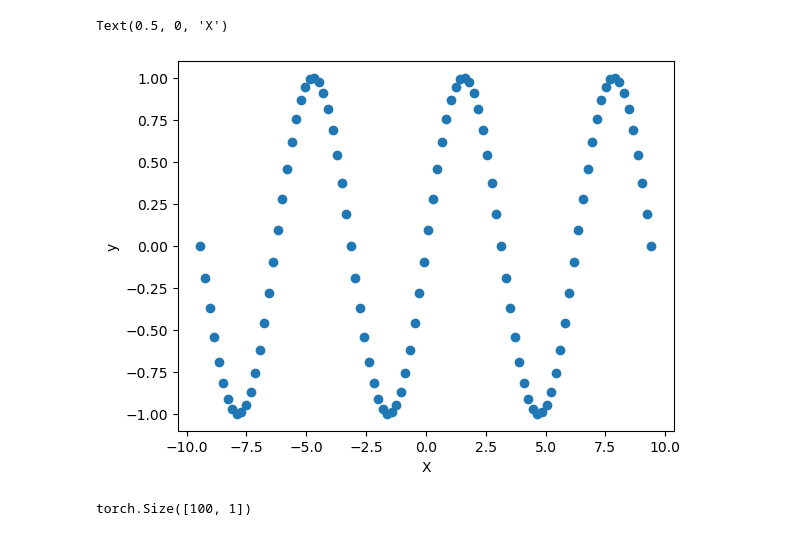
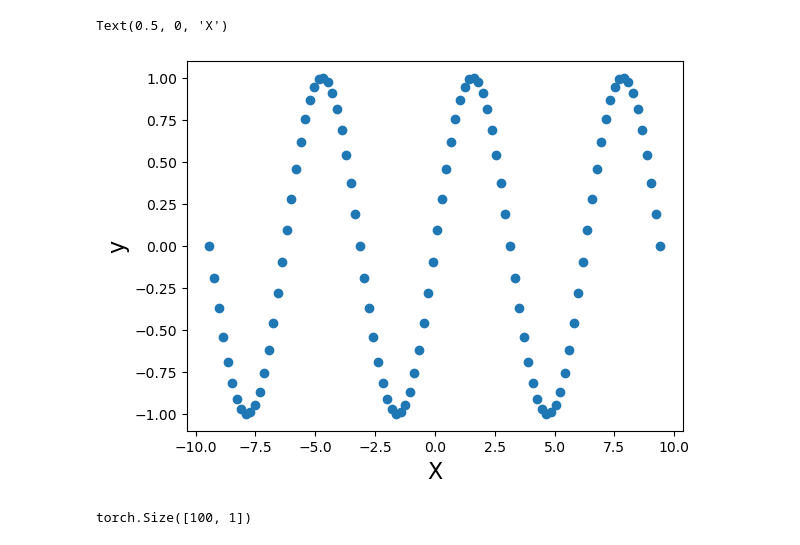
Before and after one commit to JoyJinx/notSoDeep, a Jupyter notebook: sinusoidal_PyTorch/sinus_PyTorch.ipynb, the cells around one changed output. Cells and saved outputs as stored; diff of their text form; code cells hidden in the pictures.

```diff
--- a/sinusoidal_PyTorch/sinus_PyTorch.ipynb
+++ b/sinusoidal_PyTorch/sinus_PyTorch.ipynb
@@ -7,15 +6,16 @@ import matplotlib.pyplot as plt
 # %%
 torch.manual_seed(101)
 #generating dataset
 n_inputs = 100
+#reshaping input into [n, 1] for matrix multiplication
 X = torch.linspace(-torch.pi*3, torch.pi*3, n_inputs).reshape(-1, 1)
 y = torch.sin(X)
 plt.plot(X.numpy(), y.numpy(), 'o')
-plt.ylabel('y')
-plt.xlabel('X')
+plt.ylabel('y', size = 16)
+plt.xlabel('X', size = 16)
 # %% [output]
 Text(0.5, 0, 'X')
-[figure, old version]
+[figure, new version]
 # %%
 print(X.shape)
 # %% [output]
```
Also changed, not shown: parts of 8 cells of this notebook.
